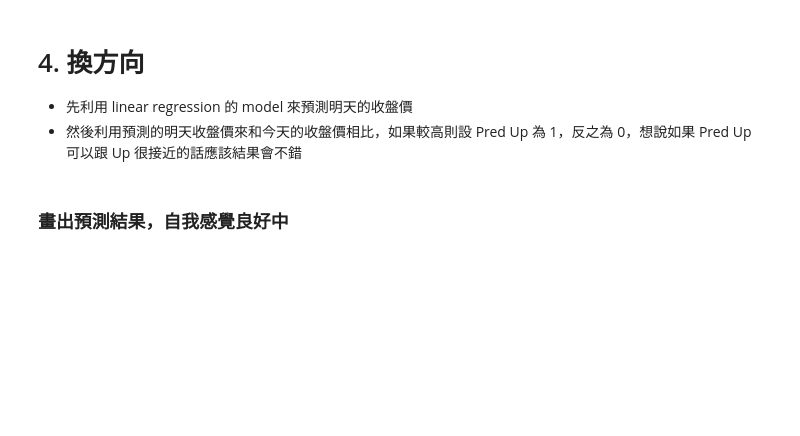
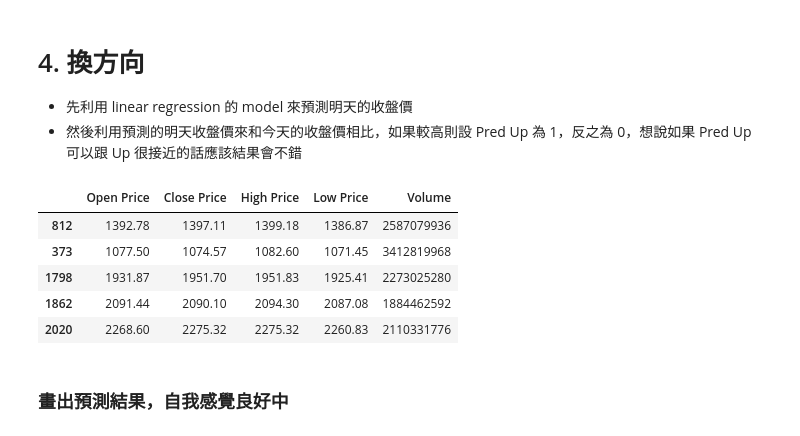
Before and after one commit to ChingChieh/FDA_regression_svm_nn, a Jupyter notebook: Stock up or down.ipynb, the cells around one changed output. Drawn from its saved outputs; the diff is of its cells as text; code cells hidden in the pictures; blank space fills up the shorter version.

```diff
--- a/Stock up or down.ipynb
+++ b/Stock up or down.ipynb
@@ -490,6 +490,15 @@ df_cool['Tomorrow Close'] = t
 X = df_cool.drop(['Date','Tomorrow Close','Up'],axis=1)
 y = df_cool['Tomorrow Close']
 X_train, X_test, y_train, y_test = train_test_split(X, y, test_size=0.3)
+# %%
+X_train.head()
+# %% [output]
+|  | Open Price | Close Price | High Price | Low Price | Volume |
+| 812 | 1392.78 | 1397.11 | 1399.18 | 1386.87 | 2587079936 |
+| 373 | 1077.50 | 1074.57 | 1082.60 | 1071.45 | 3412819968 |
+| 1798 | 1931.87 | 1951.70 | 1951.83 | 1925.41 | 2273025280 |
+| 1862 | 2091.44 | 2090.10 | 2094.30 | 2087.08 | 1884462592 |
+| 2020 | 2268.60 | 2275.32 | 2275.32 | 2260.83 | 2110331776 |
 # %% [markdown]
 ### 畫出預測結果，自我感覺良好中
 # %%
```
Also changed, not shown: parts of 11 cells of this notebook.
